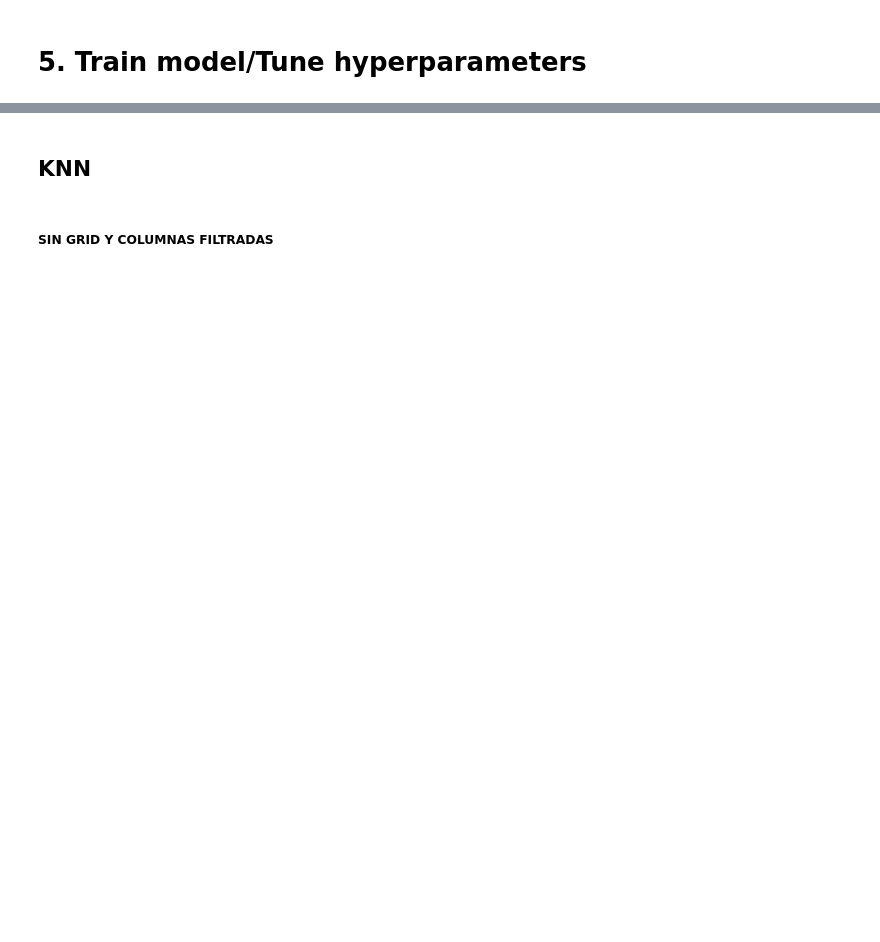
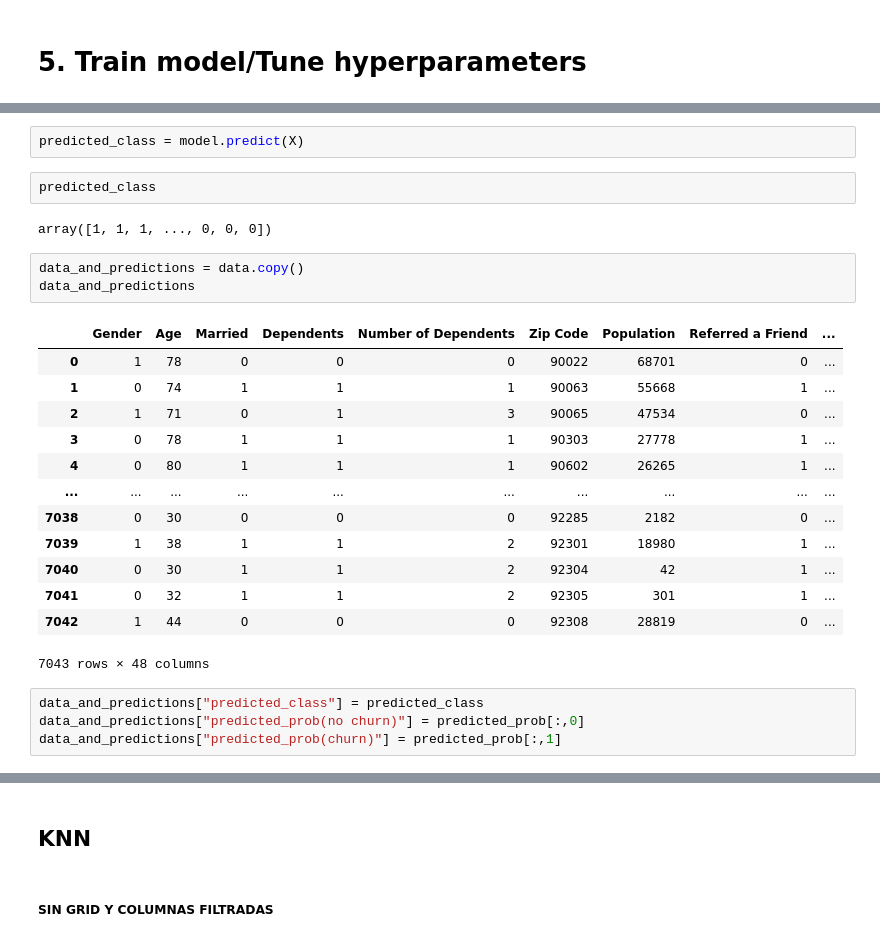
Before and after one commit to mcpoveda2/ProyectoFinalPython, a Jupyter notebook: project.ipynb, the cells around one changed output, grey strips where cells are left out. Drawn from its saved outputs; the diff is of its cells as text; blank space fills up the shorter version.

```diff
--- a/project.ipynb
+++ b/project.ipynb
@@ -579,0 +614,27 @@ columnasModelo = ['Gender', 'Age', 'Married', 'Number of Dependents',
+# %%
+predicted_class = model.predict(X)
+# %%
+predicted_class
+# %% [output]
+array([1, 1, 1, ..., 0, 0, 0])
+# %%
+data_and_predictions = data.copy()
+data_and_predictions
+# %% [output]
+|  | Gender | Age | Married | Dependents | Number of Dependents | Zip Code | Population | Referred a Friend | ... |
+| 0 | 1 | 78 | 0 | 0 | 0 | 90022 | 68701 | 0 | ... |
+| 1 | 0 | 74 | 1 | 1 | 1 | 90063 | 55668 | 1 | ... |
+| 2 | 1 | 71 | 0 | 1 | 3 | 90065 | 47534 | 0 | ... |
+| 3 | 0 | 78 | 1 | 1 | 1 | 90303 | 27778 | 1 | ... |
+| 4 | 0 | 80 | 1 | 1 | 1 | 90602 | 26265 | 1 | ... |
+| ... | ... | ... | ... | ... | ... | ... | ... | ... | ... |
+| 7038 | 0 | 30 | 0 | 0 | 0 | 92285 | 2182 | 0 | ... |
+| 7039 | 1 | 38 | 1 | 1 | 2 | 92301 | 18980 | 1 | ... |
+| 7040 | 0 | 30 | 1 | 1 | 2 | 92304 | 42 | 1 | ... |
+| 7041 | 0 | 32 | 1 | 1 | 2 | 92305 | 301 | 1 | ... |
+| 7042 | 1 | 44 | 0 | 0 | 0 | 92308 | 28819 | 0 | ... |
+7043 rows × 48 columns
+# %%
+data_and_predictions["predicted_class"] = predicted_class
+data_and_predictions["predicted_prob(no churn)"] = predicted_prob[:,0]
+data_and_predictions["predicted_prob(churn)"] = predicted_prob[:,1]
```
Also changed, not shown: parts of 45 cells of this notebook.
